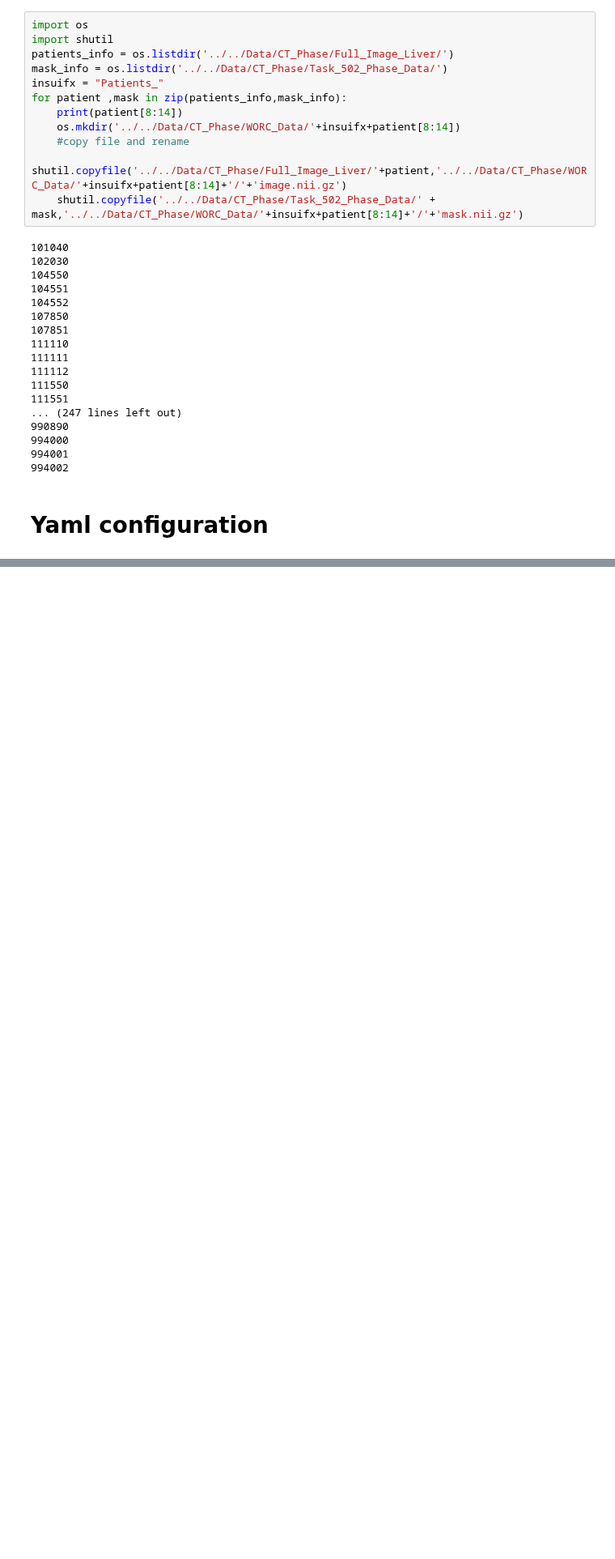
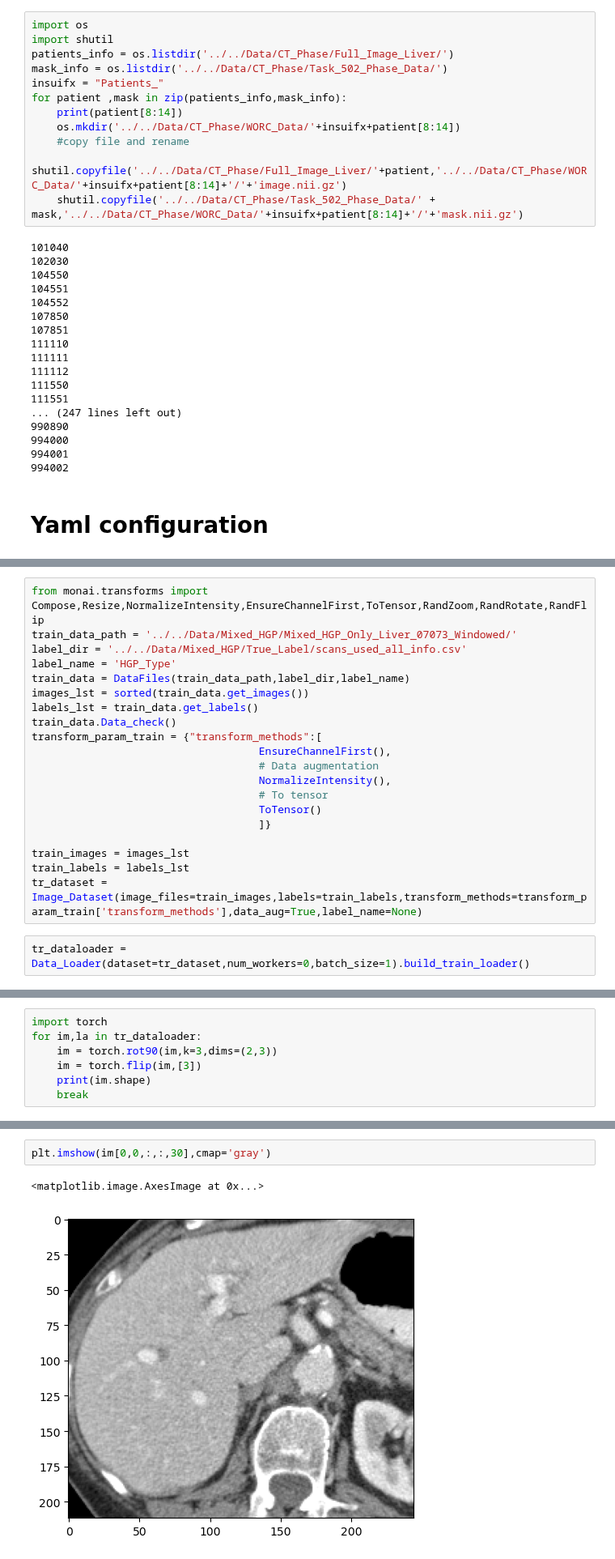
Before and after one commit to BaconDavid/CRLM_Internship_Project, a Jupyter notebook: Jupyter_Test/Data_stuff.ipynb, the cells around one changed output, grey strips where cells are left out. Shown at 81% size. Cells and saved outputs as stored; diff of their text form; blank space fills up the shorter version.

```diff
--- a/Jupyter_Test/Data_stuff.ipynb
+++ b/Jupyter_Test/Data_stuff.ipynb
@@ -787,0 +899,22 @@ import yaml
+# %%
+from monai.transforms import Compose,Resize,NormalizeIntensity,EnsureChannelFirst,ToTensor,RandZoom,RandRotate,RandFlip
+train_data_path = '../../Data/Mixed_HGP/Mixed_HGP_Only_Liver_07073_Windowed/'
+label_dir = '../../Data/Mixed_HGP/True_Label/scans_used_all_info.csv'
+label_name = 'HGP_Type'
+train_data = DataFiles(train_data_path,label_dir,label_name)
+images_lst = sorted(train_data.get_images())
+labels_lst = train_data.get_labels()
+train_data.Data_check()
+transform_param_train = {"transform_methods":[
+                                    EnsureChannelFirst(),
+                                    # Data augmentation
+                                    NormalizeIntensity(),
+                                    # To tensor
+                                    ToTensor()
+                                    ]}
+
+train_images = images_lst
+train_labels = labels_lst
+tr_dataset = Image_Dataset(image_files=train_images,labels=train_labels,transform_methods=transform_param_train['transform_methods'],data_aug=True,label_name=None)
+# %%
+tr_dataloader = Data_Loader(dataset=tr_dataset,num_workers=0,batch_size=1).build_train_loader()
@@ -787,0 +939,7 @@ import yaml
+# %%
+import torch
+for im,la in tr_dataloader:
+    im = torch.rot90(im,k=3,dims=(2,3))
+    im = torch.flip(im,[3])
+    print(im.shape)
+    break
@@ -787,0 +949,5 @@ import yaml
+# %%
+plt.imshow(im[0,0,:,:,30],cmap='gray')
+# %% [output]
+<matplotlib.image.AxesImage at 0x...>
+[figure, added]
```
Also changed, not shown: parts of 26 cells of this notebook, 21 other files.
